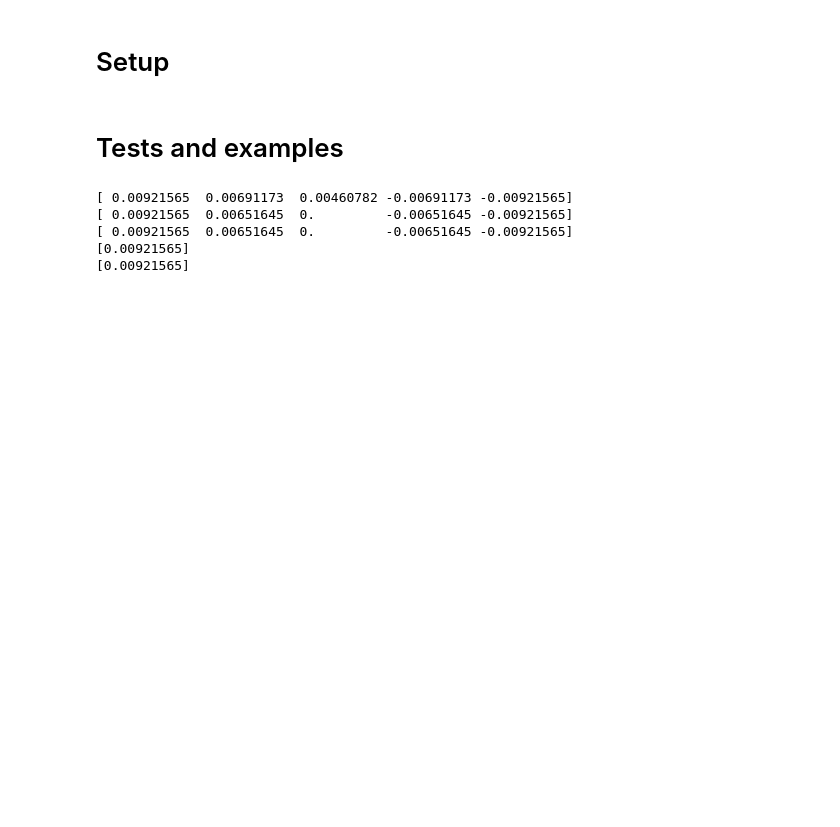
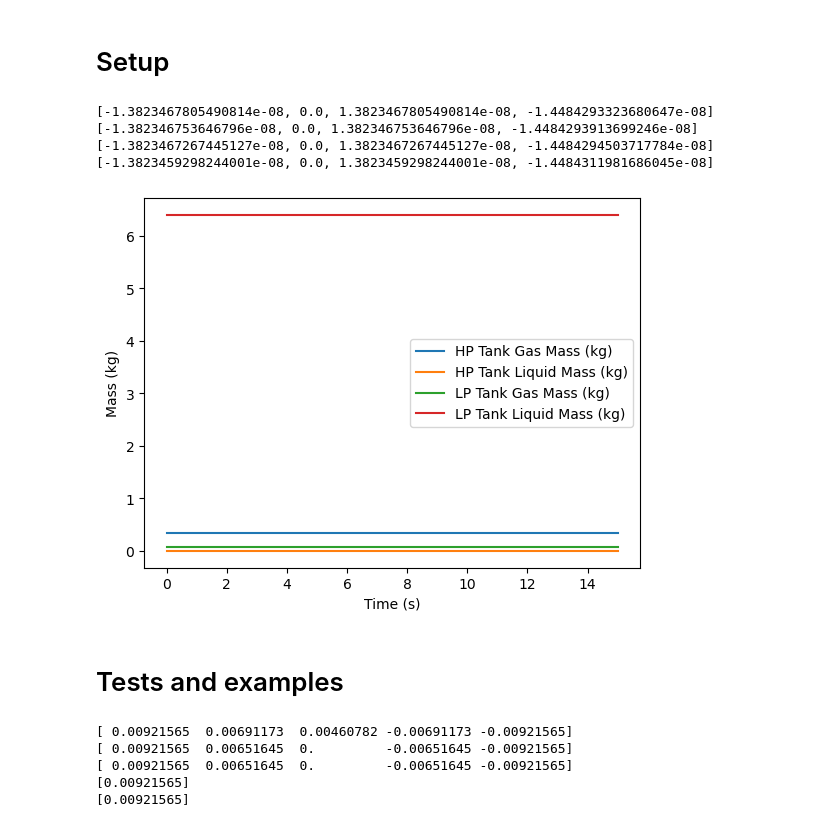
Before and after one commit to LpHiX/FYPTurbine, a Jupyter notebook: plumbingsim.ipynb, the cells around one changed output. Cells and saved outputs as stored; diff of their text form; code cells hidden in the pictures; blank space fills up the shorter version.

Commit message:
first solve, but no mass flows ever

```diff
--- a/plumbingsim.ipynb
+++ b/plumbingsim.ipynb
@@ -359,7 +359,10 @@ def get_component_flows(t, node_up: FluidNode, node_down: FluidNode, component:
     return m_dot, fluid_higherpressure
 
 
+times = []
+
 def dae_system(t, y):
+    times.append(t)
     masses = y
 
     # Update tank masses
@@ -414,12 +417,14 @@ def dae_system(t, y):
         for connected_node, component, component_is_upstream in tank_node.nodeComponentTuples:
             if component_is_upstream:
                 m_dot, fluid = get_component_flows(t, tank_node, connected_node, component)
+                m_dot = float(m_dot)
                 if isinstance(fluid, Gas):
                     d_gas -= m_dot
                 else:
                     d_liq -= m_dot
             else:
                 m_dot, fluid = get_component_flows(t, connected_node, tank_node, component)
+                m_dot = float(m_dot)
                 if isinstance(fluid, Gas):
                     d_gas += m_dot
                 else:
@@ -428,6 +433,8 @@ def dae_system(t, y):
 
         dydt.append(d_gas)
         dydt.append(d_liq)
+
+    print(dydt)
     return dydt
 
 
@@ -507,6 +514,34 @@ for tank in tanks:
     else:
         initial_masses = np.append(initial_masses, 0.0)
         initial_temperatures = np.append(initial_temperatures, np.nan)
+
+solution = solve_ivp(
+    dae_system,
+    t_span=(0, 15),
+    y0=initial_masses,
+    method='LSODA',
+    t_eval=np.linspace(0, 15, 300)
+)
+# %% [output]
+[-1.3823467805490814e-08, 0.0, 1.3823467805490814e-08, -1.4484293323680647e-08]
+[-1.382346753646796e-08, 0.0, 1.382346753646796e-08, -1.4484293913699246e-08]
+[-1.3823467267445127e-08, 0.0, 1.3823467267445127e-08, -1.4484294503717784e-08]
+[-1.3823459298244001e-08, 0.0, 1.3823459298244001e-08, -1.4484311981686045e-08]
+# %%
+t = solution.t
+mass_results = solution.y
+
+fig, ax = plt.subplots(1, 1)
+ax.plot(t, mass_results[0, :], label='HP Tank Gas Mass (kg)')
+ax.plot(t, mass_results[1, :], label='HP Tank Liquid Mass (kg)')
+ax.plot(t, mass_results[2, :], label='LP Tank Gas Mass (kg)')
+ax.plot(t, mass_results[3, :], label='LP Tank Liquid Mass (kg)')
+ax.set_xlabel('Time (s)')
+ax.set_ylabel('Mass (kg)')
+ax.legend()
+plt.show()
+# %% [output]
+[figure, added]
 # %% [markdown]
 # Tests and examples
 # %%
```
